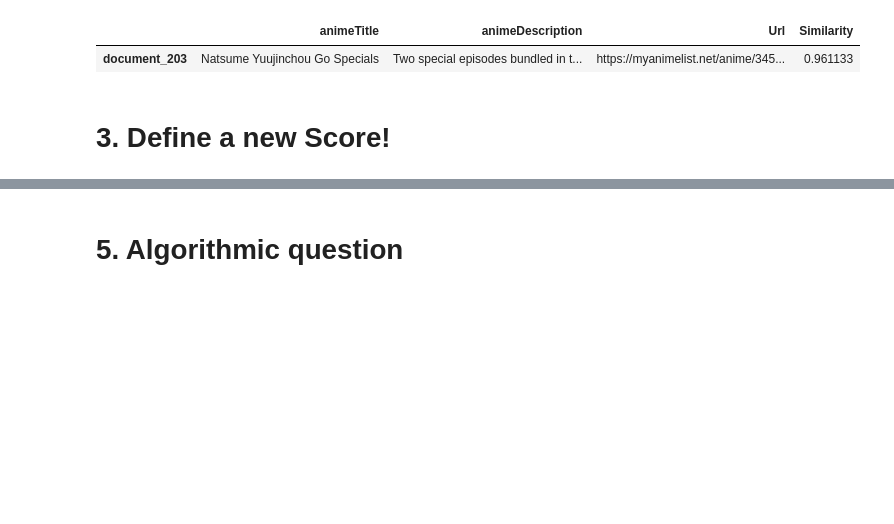
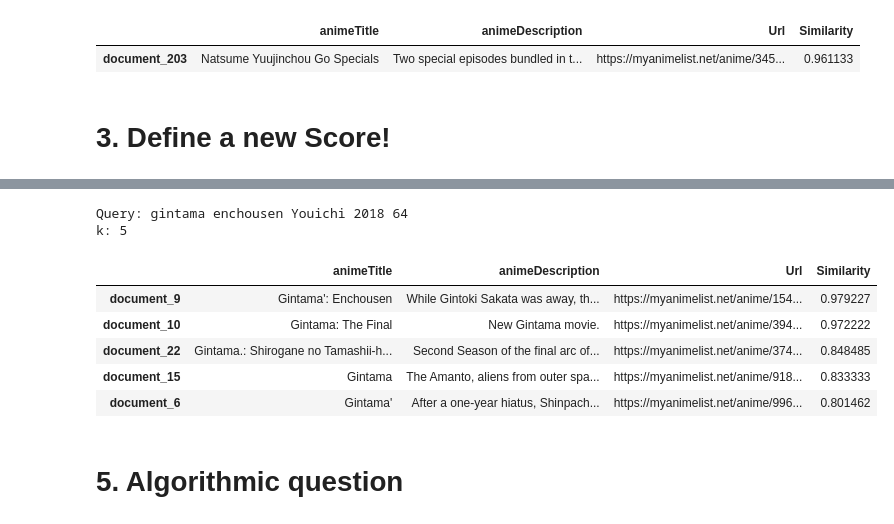
Before and after one commit to ClaraL27/ADM-HW3, a Jupyter notebook: main.ipynb, the cells around one changed output, grey strips where cells are left out. Saved outputs shown, nothing was run; the diff lists cells and outputs as text; code cells hidden in the pictures; blank space fills up the shorter version.

```diff
--- a/main.ipynb
+++ b/main.ipynb
@@ -314,7 +314,7 @@ k: 1
 # %%
 # creating a pandas dataframe for the final result
 doc_df_2 = pd.DataFrame(columns=["animeTitle", "animeDescription", "Url", "Similarity"])
-final_doc, result = top_k_documents(query_stemmed_2, k, inverted_index, inverted_index_tfidf, inverted_doc, vocabulary)
+final_doc, result = top_k_documents(k, query=query_stemmed_2, inverted_index=inverted_index, inverted_index_tfidf=inverted_index_tfidf, inverted_doc=inverted_doc, vocabulary=vocabulary)
 for doc in final_doc:
     i = int(''.join(re.findall(r'\d+', doc)))
     doc_page = (i-1)//50 + 1
@@ -337,0 +352,11 @@ doc_df_2.style.set_properties(**{'text-align':'center'}).set_table_styles([doc_d
+# %%
+query = input("insert the query for the new score: ")
+k = int(input("insert k: "))
+assert len(query) > 0, "The query is empty!!"
+assert isinstance(k, int), "k should be an integer!!"
+# stemming the query
+print("Query:", query)
+print('k:', k)
+# %% [output]
+Query: gintama enchousen Youichi 2018 64
+k: 5
@@ -338,3 +365,39 @@ doc_df_2.style.set_properties(**{'text-align':'center'}).set_table_styles([doc_d
+# %%
+# opening the score_dict
+score_dict_json = open('score_dict.json', 'r', encoding='utf-8')
+score_dict = json.load(score_dict_json)
+score_dict_json.close()
+
+# opening the heap list
+heap_json = open('heap.json', 'r', encoding='utf-8')
+heap = json.load(heap_json)
+heap_json.close()
+# %%
+# creating a pandas dataframe for the final result
+doc_df = pd.DataFrame(columns=["animeTitle", "animeDescription", "Url", "Similarity"])
+final_doc, final_score_dict = top_k_documents(k, heap=heap, score_dict=score_dict)
+for doc in final_doc:
+    i = int(''.join(re.findall(r'\d+', doc)))
+    doc_page = (i-1)//50 + 1
+    path = f'pages_tsv/page_{doc_page}/anime_{i}.tsv'
+    tsv_file = open(path, 'r', encoding='utf-8')
+    anime_tsv = csv.DictReader(tsv_file, delimiter='\t')
+    anime = anime_tsv.__next__()
+    doc_df.loc[doc, ["animeTitle", "animeDescription", "Url", "Similarity"]] = [anime["animeTitle"], anime["animeDescription"], list_url[i-1], final_score_dict[doc]]
+# %%
+doc_dict = dict(selector="th",
+                props=[('text-align', 'center')])
+def make_clickable(val):
+    return '<a href="{}">{}</a>'.format(val, val)
+
+doc_df.style.set_properties(**{'text-align':'center'}).set_table_styles([doc_dict]).format({'Url': make_clickable})
+# %% [output]
+|  | animeTitle | animeDescription | Url | Similarity |
+| document_9 | Gintama': Enchousen | While Gintoki Sakata was away, th... | https://myanimelist.net/anime/154... | 0.979227 |
+| document_10 | Gintama: The Final | New Gintama movie. | https://myanimelist.net/anime/394... | 0.972222 |
+| document_22 | Gintama.: Shirogane no Tamashii-h... | Second Season of the final arc of... | https://myanimelist.net/anime/374... | 0.848485 |
+| document_15 | Gintama | The Amanto, aliens from outer spa... | https://myanimelist.net/anime/918... | 0.833333 |
+| document_6 | Gintama' | After a one-year hiatus, Shinpach... | https://myanimelist.net/anime/996... | 0.801462 |
 # %% [markdown]
 # 5. Algorithmic question
 # %% [markdown]
```
Also changed, not shown: parts of 5 cells of this notebook, 2 other files.
